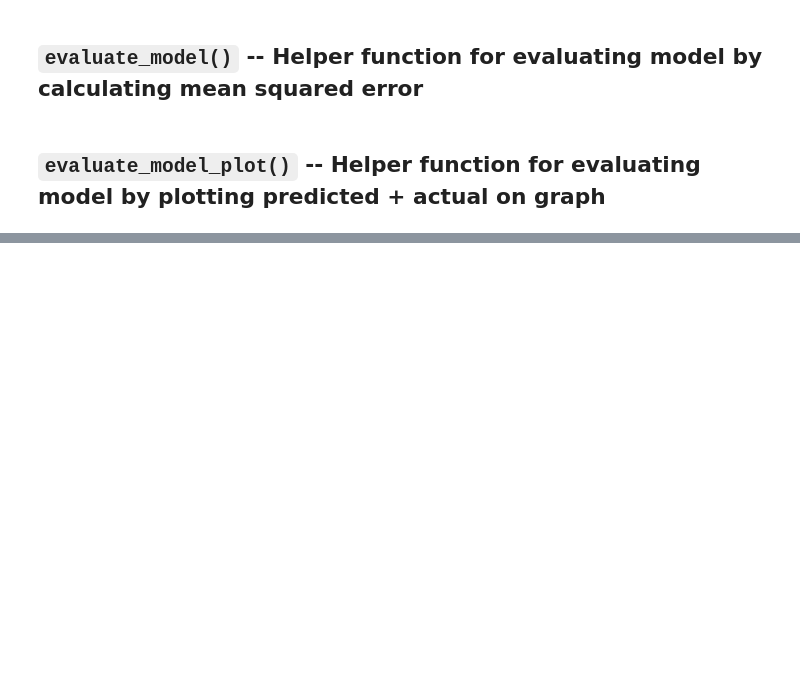
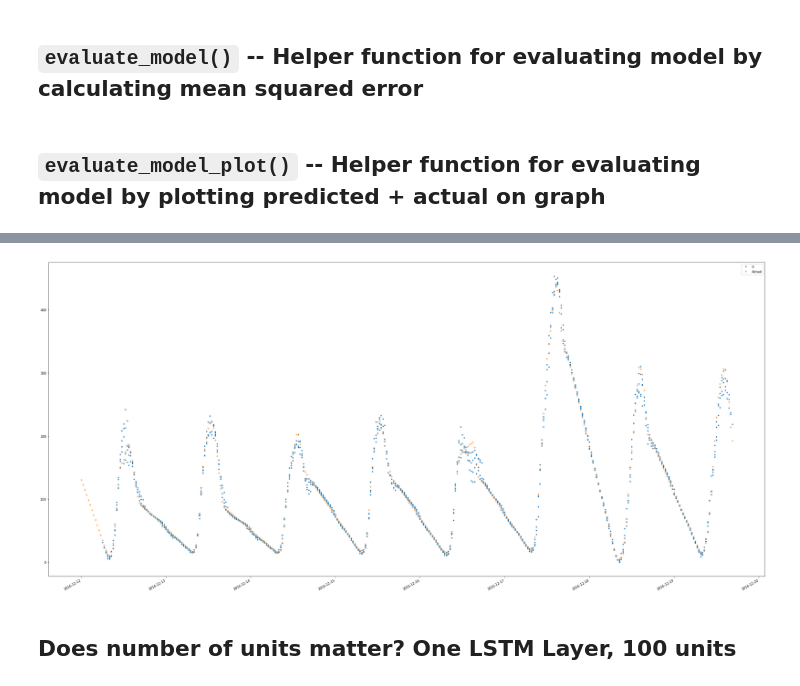
Before and after one commit to pyokagan/carparkdata, a Jupyter notebook: LSTM-clean.ipynb, the cells around one changed output, grey strips where cells are left out. Drawn from its saved outputs; the diff is of its cells as text; code cells hidden in the pictures; blank space fills up the shorter version.

```diff
--- a/LSTM-clean.ipynb
+++ b/LSTM-clean.ipynb
@@ -246,7 +312,7 @@ def split_by_week(dataset, validation_size=2):
     Input: (DataFrame, capacity)
     Output: (DataFrame for training, DataFrame for validation, capacity)
     """
-    v, _ = dataset
+    v, capacity = dataset
     groups = list(d for _, d in v.groupby(v.index.weekofyear))
     return (pd.concat(groups[:-validation_size]), pd.concat(groups[-validation_size:]), capacity)
 # %% [markdown]
@@ -315,7 +400,7 @@ def evaluate_model(model, data, n, m, batch_size):
 # %% [markdown]
 ## `evaluate_model_plot()` -- Helper function for evaluating model by plotting predicted + actual on graph
 # %%
-def evaluate_model_plot(model, data, n, m):
+def evaluate_model_plot(model, data, n, m, fn=None):
     data_inputs, data_targets = genslide(data.values, n, m)
     _, _, numcols = data_inputs.shape
     out_data = []
@@ -325,8 +410,12 @@ def evaluate_model_plot(model, data, n, m):
         inp = inp.reshape(1, *inp.shape)
         vals = model.predict(inp)
         vals = vals.reshape(m, numcols)
-        out_data.extend(vals)
+        vals = vals[:, 0]
+        out_data.extend(map(fn, vals) if fn else vals)
     df = pd.DataFrame(out_data, index=out_indexes)
     ax = df.plot(style='.', label='Predicated', figsize=(40, 20))
+    data = data['Occupancy']
+    if fn:
+        data = data.map(fn)
     data.plot(ax=ax, style='+', label='Actual')
     ax.legend()
@@ -336,0 +465,6 @@ As an example of putting all the functions above, we train a model on carpark BH
+# %%
+evaluate_model_plot(model, eval_set, n, m, lambda x: ((x + 1.0) / 2.0) * capacity)
+# %% [output]
+[figure, added]
+# %% [markdown]
+## Does number of units matter? One LSTM Layer, 100 units
```
Also changed, not shown: parts of 34 cells of this notebook.
